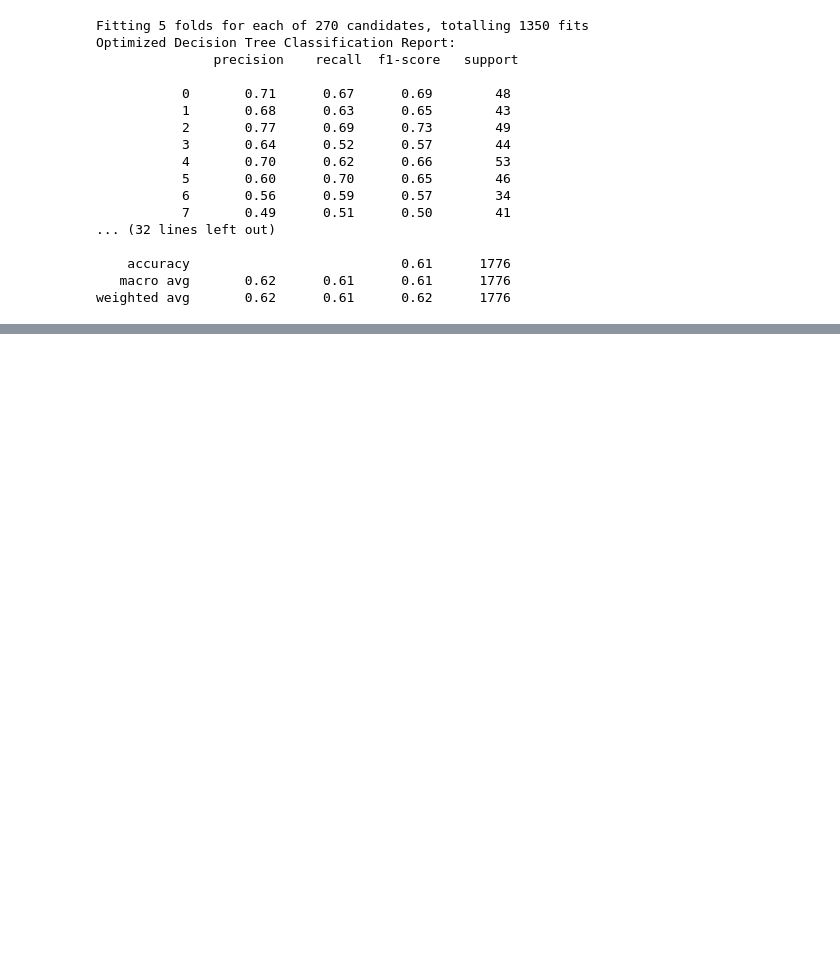
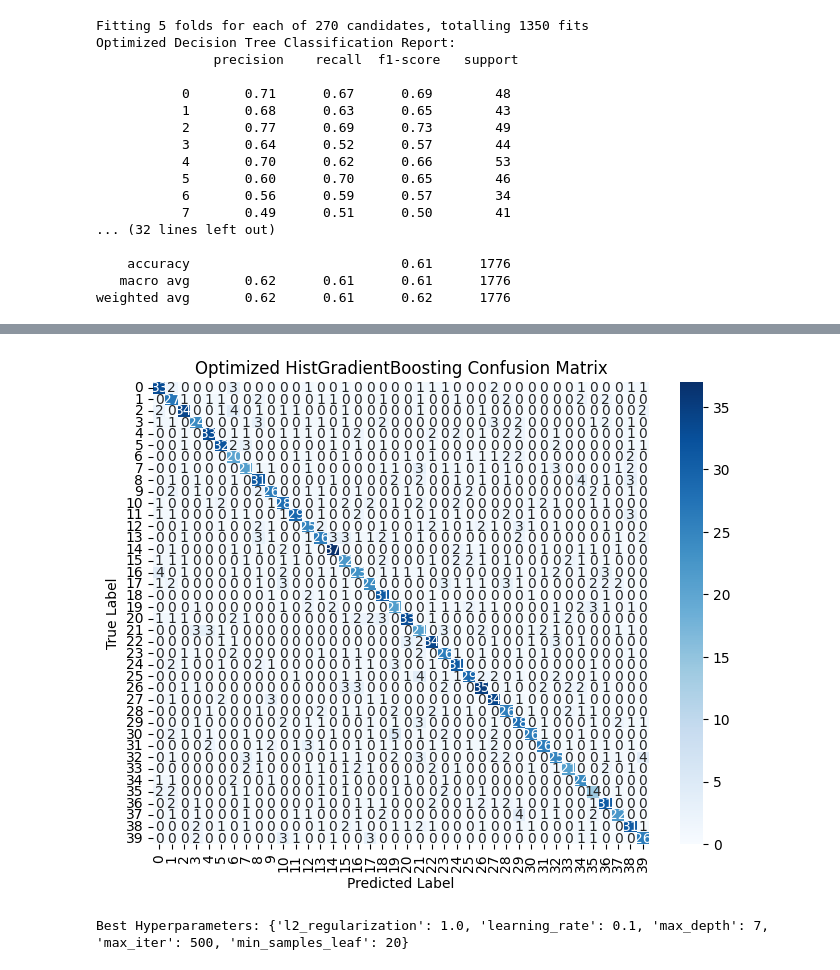
Before and after one commit to euqitaa/resuto-uiuCanteen, a Jupyter notebook: 1.ipynb, the cells around one changed output, grey strips where cells are left out. Saved outputs shown, nothing was run; the diff lists cells and outputs as text; code cells hidden in the pictures; blank space fills up the shorter version.

```diff
--- a/1.ipynb
+++ b/1.ipynb
@@ -28,7 +15,7 @@ from sklearn.naive_bayes import GaussianNB
 from xgboost import XGBClassifier
 # %%
 # Load the dataset
-file_path = "/content/drive/MyDrive/Machine Learning/machine learning/datasets/computer_science_student_career_datasetMar62024.csv"
+file_path = "computer_science_student_career_datasetMar62024 (1).csv"
 df = pd.read_csv(file_path)
 # %%
 # -------------------- Dataset Overview --------------------
@@ -345,0 +368,14 @@ Fitting 5 folds for each of 162 candidates, totalling 810 fits
+# %%
+#Model Stacking (Combining Models)
+from sklearn.ensemble import StackingClassifier
+
+# Stack Decision Tree and Random Forest
+stacking_model = StackingClassifier(
+    estimators=[('dt', DecisionTreeClassifier(random_state=42)),
+                ('rf', RandomForestClassifier(n_estimators=300, random_state=42))],
+    final_estimator=GradientBoostingClassifier(random_state=42)
+)
+
+stacking_model.fit(X_train_balanced, y_train_balanced)
+y_pred_stack = stacking_model.predict(X_test_balanced)
+print("Stacked Model Classification Report:\n", classification_report(y_test_balanced, y_pred_stack))
@@ -369,0 +428,54 @@ plot_confusion_matrix(confusion_matrix(y_test_balanced, y_pred_xgb_optimized), l
+# %%
+from sklearn.experimental import enable_hist_gradient_boosting  # Enables the estimator
+from sklearn.ensemble import HistGradientBoostingClassifier
+from sklearn.model_selection import GridSearchCV
+from sklearn.metrics import classification_report, confusion_matrix
+import seaborn as sns
+import matplotlib.pyplot as plt
+
+# -------------------- Define Hyperparameter Grid --------------------
+param_grid = {
+    'max_iter': [100, 300, 500],
+    'learning_rate': [0.01, 0.05, 0.1],
+    'max_depth': [3, 5, 7],
+    'min_samples_leaf': [20, 50, 100],
+    'l2_regularization': [0.0, 0.1, 1.0]
+}
+
+# -------------------- Initialize the Model --------------------
+hgb_model = HistGradientBoostingClassifier(random_state=42)
+
+# -------------------- Grid Search for Hyperparameter Tuning --------------------
+grid_search_hgb = GridSearchCV(
+    estimator=hgb_model,
+    param_grid=param_grid,
+    cv=5,
+    n_jobs=-1,
+    verbose=2
+)
+
+# -------------------- Fit the Model --------------------
+grid_search_hgb.fit(X_train_balanced, y_train_balanced)
+
+# -------------------- Make Predictions --------------------
+y_pred_hgb_optimized = grid_search_hgb.best_estimator_.predict(X_test_balanced)
+
+# -------------------- Classification Report --------------------
+print("Optimized HistGradientBoostingClassifier Classification Report:\n")
+print(classification_report(y_test_balanced, y_pred_hgb_optimized))
+
+# -------------------- Plot Confusion Matrix --------------------
+def plot_confusion_matrix(conf_matrix, labels, title):
+    plt.figure(figsize=(8, 6))
+    sns.heatmap(conf_matrix, annot=True, fmt="d", cmap="Blues", xticklabels=labels, yticklabels=labels)
+    plt.title(title)
+    plt.ylabel("True Label")
+    plt.xlabel("Predicted Label")
+    plt.show()
+
+conf_matrix_hgb = confusion_matrix(y_test_balanced, y_pred_hgb_optimized)
+plot_confusion_matrix(conf_matrix_hgb, labels=sorted(y_test_balanced.unique()), title="Optimized HistGradientBoosting Confusion Matrix")
+
+# -------------------- Best Hyperparameters --------------------
+print("Best Hyperparameters:", grid_search_hgb.best_params_)
+# %% [output]
@@ -369,0 +499,2 @@ plot_confusion_matrix(confusion_matrix(y_test_balanced, y_pred_xgb_optimized), l
+[figure, added]
+Best Hyperparameters: {'l2_regularization': 1.0, 'learning_rate': 0.1, 'max_depth': 7, 'max_iter': 500, 'min_samples_leaf': 20}
```
Also changed, not shown: parts of 11 cells of this notebook, 3 other files.
